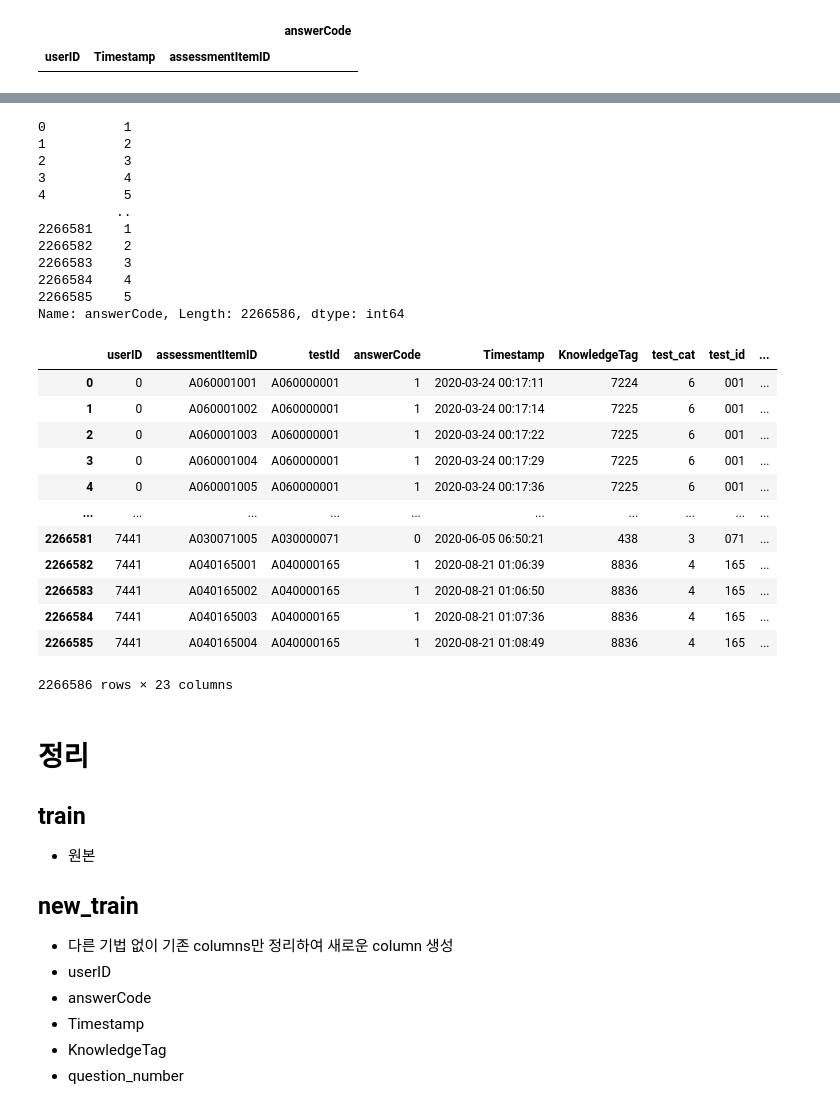
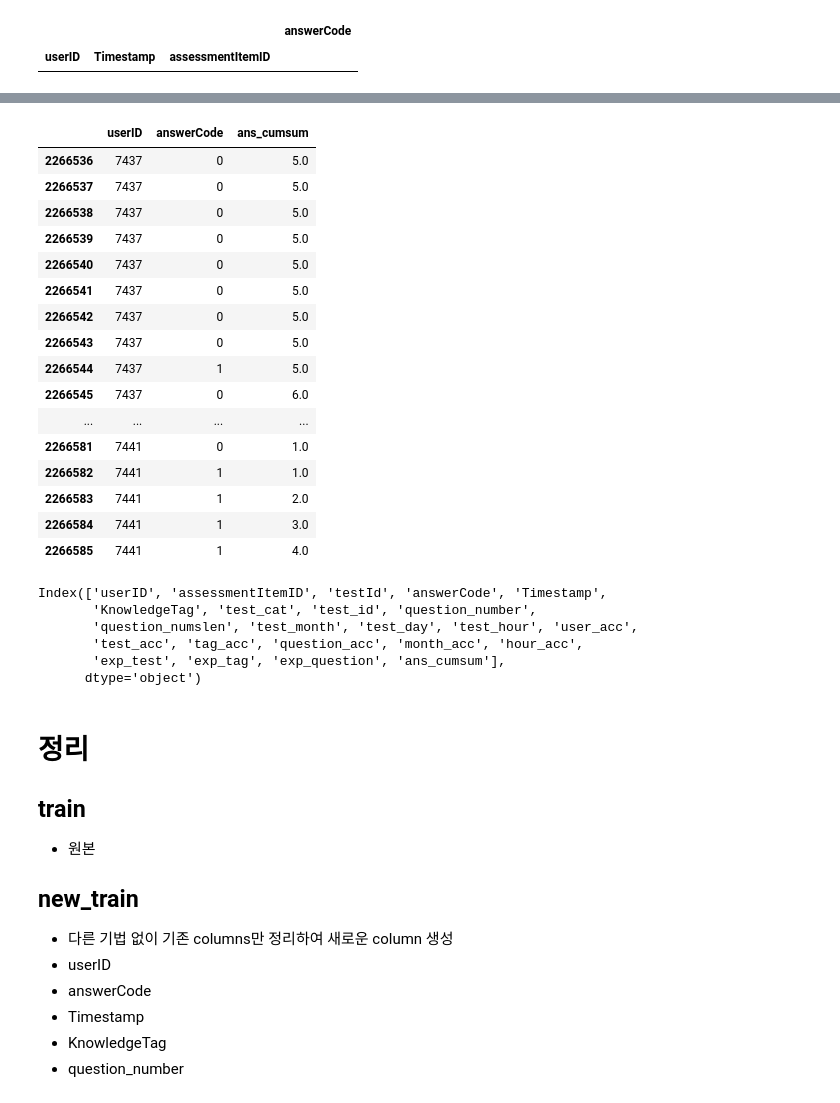
Before and after one commit to boostcampaitech4lv23recsys1/level2_dkt_recsys-level2-recsys-01, a Jupyter notebook: preprocessing.ipynb, the cells around one changed output, grey strips where cells are left out. Drawn from its saved outputs; the diff is of its cells as text; code cells hidden in the pictures.

Commit message:
Modified ans_cumsum column

```diff
--- a/preprocessing.ipynb
+++ b/preprocessing.ipynb
@@ -406,3 +399,0 @@ train[((train['userID'] == 0) & (train['Timestamp'] == '2020-05-07 00:52:47'))]
-# %%
-# 다시 원래의 순서대로 돌리기 위해 index reset은 하지 않음
-time_train = time_train.sort_values(by=['userID', 'Timestamp', 'assessmentItemID'])
@@ -445,37 +400,36 @@ by_user
-# %%
-by_user = by_user.reset_index(drop=True)
-by_user['answerCode']
-# %% [output]
-0          1
-1          2
-2          3
-3          4
-4          5
-          ..
-2266581    1
-2266582    2
-2266583    3
-2266584    4
-2266585    5
-Name: answerCode, Length: 2266586, dtype: int64
-# %%
-time_train['ans_cumsum'] = by_user['answerCode']
-time_train = time_train.sort_index() # 원래의 순서대로 돌리기
-time_train
-# %% [output]
-|  | userID | assessmentItemID | testId | answerCode | Timestamp | KnowledgeTag | test_cat | test_id | ... |
-| 0 | 0 | A060001001 | A060000001 | 1 | 2020-03-24 00:17:11 | 7224 | 6 | 001 | ... |
-| 1 | 0 | A060001002 | A060000001 | 1 | 2020-03-24 00:17:14 | 7225 | 6 | 001 | ... |
-| 2 | 0 | A060001003 | A060000001 | 1 | 2020-03-24 00:17:22 | 7225 | 6 | 001 | ... |
-| 3 | 0 | A060001004 | A060000001 | 1 | 2020-03-24 00:17:29 | 7225 | 6 | 001 | ... |
-| 4 | 0 | A060001005 | A060000001 | 1 | 2020-03-24 00:17:36 | 7225 | 6 | 001 | ... |
-| ... | ... | ... | ... | ... | ... | ... | ... | ... | ... |
-| 2266581 | 7441 | A030071005 | A030000071 | 0 | 2020-06-05 06:50:21 | 438 | 3 | 071 | ... |
-| 2266582 | 7441 | A040165001 | A040000165 | 1 | 2020-08-21 01:06:39 | 8836 | 4 | 165 | ... |
-| 2266583 | 7441 | A040165002 | A040000165 | 1 | 2020-08-21 01:06:50 | 8836 | 4 | 165 | ... |
-| 2266584 | 7441 | A040165003 | A040000165 | 1 | 2020-08-21 01:07:36 | 8836 | 4 | 165 | ... |
-| 2266585 | 7441 | A040165004 | A040000165 | 1 | 2020-08-21 01:08:49 | 8836 | 4 | 165 | ... |
-2266586 rows × 23 columns
+# %%
+time_train['shift'] = time_train.groupby('userID')['answerCode'].shift().fillna(0)
+time_train['ans_cumsum'] = time_train.groupby('userID')['shift'].cumsum()
+time_train = time_train.drop('shift', axis=1)
+
+time_train[['userID', 'answerCode', 'ans_cumsum']].tail(50)
+# %% [output]
+|  | userID | answerCode | ans_cumsum |
+| 2266536 | 7437 | 0 | 5.0 |
+| 2266537 | 7437 | 0 | 5.0 |
+| 2266538 | 7437 | 0 | 5.0 |
+| 2266539 | 7437 | 0 | 5.0 |
+| 2266540 | 7437 | 0 | 5.0 |
+| 2266541 | 7437 | 0 | 5.0 |
+| 2266542 | 7437 | 0 | 5.0 |
+| 2266543 | 7437 | 0 | 5.0 |
+| 2266544 | 7437 | 1 | 5.0 |
+| 2266545 | 7437 | 0 | 6.0 |
+| ... | ... | ... | ... |
+| 2266581 | 7441 | 0 | 1.0 |
+| 2266582 | 7441 | 1 | 1.0 |
+| 2266583 | 7441 | 1 | 2.0 |
+| 2266584 | 7441 | 1 | 3.0 |
+| 2266585 | 7441 | 1 | 4.0 |
+# %%
+time_train.columns
+# %% [output]
+Index(['userID', 'assessmentItemID', 'testId', 'answerCode', 'Timestamp',
+       'KnowledgeTag', 'test_cat', 'test_id', 'question_number',
+       'question_numslen', 'test_month', 'test_day', 'test_hour', 'user_acc',
+       'test_acc', 'tag_acc', 'question_acc', 'month_acc', 'hour_acc',
+       'exp_test', 'exp_tag', 'exp_question', 'ans_cumsum'],
+      dtype='object')
 # %% [markdown]
 # 정리
 ## train
```
Also changed, not shown: parts of 3 cells of this notebook.
